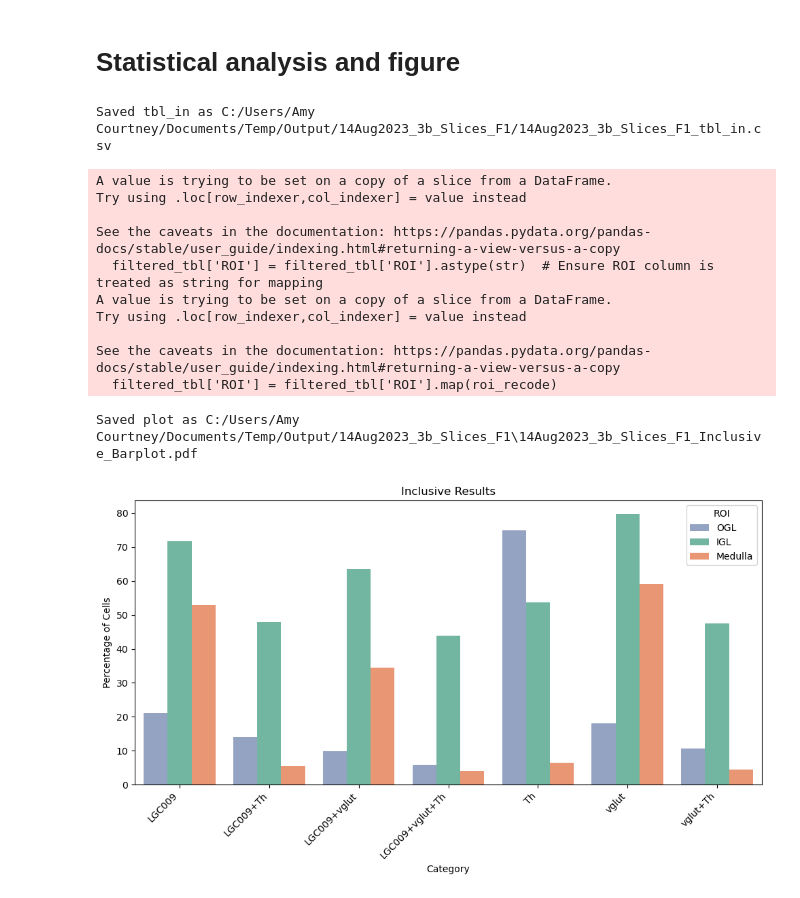
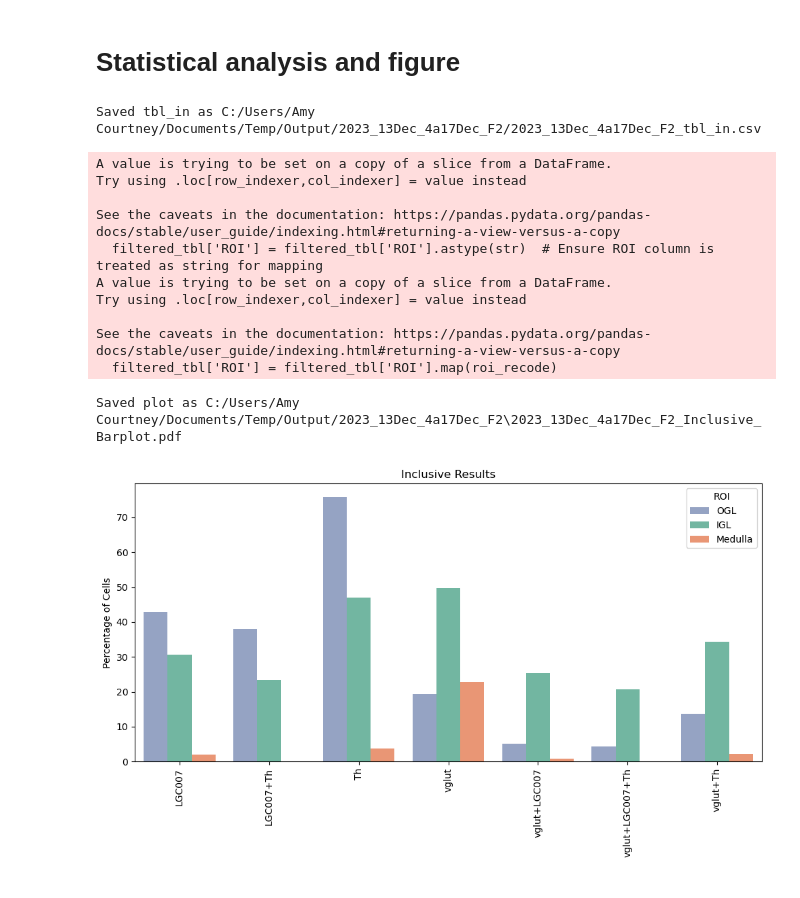
Before and after one commit to jboulanger/fish-octopus, a Jupyter notebook: 4_Visualization.ipynb, the cells around one changed output. Cells and saved outputs as stored; diff of their text form; code cells hidden in the pictures.

```diff
--- a/4_Visualization.ipynb
+++ b/4_Visualization.ipynb
@@ -322,6 +322,10 @@ w = widgets.Dropdown(
 display(w)
 # %% [output]
 Dropdown(description='Image:', index=1, options=(('10Aug2023_6a_Slices_F5_Stitched_Cropped_For_Analysis.ims', …
+# %%
+Image_Name = '2023_13Dec_4a17Dec_F2'
+LGC_name = 'LGC007'
+save_folder = 'C:/Users/Amy Courtney/Documents/Temp/Output/2023_13Dec_4a17Dec_F2'
 # %% [markdown]
 Load the image
 # %%
@@ -366,15 +370,10 @@ cell_intensity = map_intensity(labels, df, channels)
 # %% [markdown]
 Visualize the map of intensity to select threshold
 # %%
-# Define the image name variable
-Image_Name = '14Aug2023_3b_Slices_F1'
-
-# Select the folder to save the files using manual input
-save_folder = 'C:/Users/Amy Courtney/Documents/Temp/Output/14Aug2023_3b_Slices_F1'
 # default thresholds
 #thresholds = {c: df[c].median() + 0.5 * madstd(df[c]) for c in channels}
 # custom threshold
-thresholds = {"LGC009": 0.3, "vglut": 0.4, "Th": 0.9}
+thresholds = {"LGC007": 0.74, "Th": 1.4, "vglut": 0.55}
 fig, ax = plt.subplots(1, len(channels))
 for k, ch in enumerate(channels):
     ax[k].imshow(
@@ -411,0 +447,4 @@ Compute the label code map for the exclusive labels (one single label map for en
+# %%
+maps, names = create_class_masks(labels, codes_in, decoder_in)
+codes_in=codes_in.merge(df[['label','roi']])
+display(codes_in)
@@ -673,8 +887,7 @@ Blended image saved as: C:/Users/Amy Courtney/Documents/Temp/Output/14Aug2023_3b
 # %%
 # Your original data processing code to create tbl_in
 tbl_in = (
-    codes_in.merge(df[["label", "roi"]], on="label")
-    .drop(columns=["label"])
+    codes_in.drop(columns=["label"])
     .groupby("roi")  # group per roi
     .agg(["count", "sum"])  # count cell and positive cells
     .groupby(axis=1, level=0)  # group per category
@@ -687,7 +900,7 @@ tbl_in.to_csv(csv_filename)
 
 print(f"Saved tbl_in as {csv_filename}")
 # %% [output]
-Saved tbl_in as C:/Users/Amy Courtney/Documents/Temp/Output/14Aug2023_3b_Slices_F1/14Aug2023_3b_Slices_F1_tbl_in.csv
+Saved tbl_in as C:/Users/Amy Courtney/Documents/Temp/Output/2023_13Dec_4a17Dec_F2/2023_13Dec_4a17Dec_F2_tbl_in.csv
 # %%
 #tbl in bar plot all
 tbl_in_transposed = tbl_in.T
@@ -708,39 +921,39 @@ sns.barplot(x='Category', y='Percentage', hue='ROI', data=filtered_tbl,
             palette={'OGL': '#8da0cb', 'IGL': '#66c2a5', 'Medulla': '#fc8d62'})  # Specify colors
 
 plt.title('Inclusive Results')
-plt.xlabel('Category')
+plt.xlabel('')
 plt.ylabel('Percentage of Cells')
-plt.xticks(rotation=45, ha='right')
+plt.xticks(rotation=90)
 plt.legend(title='ROI')
 
 # Ensure the save folder exists
 os.makedirs(save_folder, exist_ok=True)
 
 # Extract base name of the imported file
 file_path = os.path.join(save_folder, f"{Image_Name}_tbl_in.csv")
 
 # Show the plot and save as PDF and TIFF
 plot_filename_pdf = os.path.join(save_folder, f"{Image_Name}_Inclusive_Barplot.pdf")
 plot_filename_tiff = os.path.join(save_folder, f"{Image_Name}_Inclusive_Barplot.tiff")
 plt.savefig(plot_filename_pdf, format='pdf', bbox_inches='tight')
 # Uncomment the next line if you want to save as TIFF
 # plt.savefig(plot_filename_tiff, format='tiff', bbox_inches='tight')
 
 print(f"Saved plot as {plot_filename_pdf}")
 # print(f"Saved plot as {plot_filename_tiff}")
 
 plt.tight_layout()
 plt.show()
 # %% [output]
 A value is trying to be set on a copy of a slice from a DataFrame.
 Try using .loc[row_indexer,col_indexer] = value instead
 
 See the caveats in the documentation: https://pandas.pydata.org/pandas-docs/stable/user_guide/indexing.html#returning-a-view-versus-a-copy
   filtered_tbl['ROI'] = filtered_tbl['ROI'].astype(str)  # Ensure ROI column is treated as string for mapping
 A value is trying to be set on a copy of a slice from a DataFrame.
 Try using .loc[row_indexer,col_indexer] = value instead
 
 See the caveats in the documentation: https://pandas.pydata.org/pandas-docs/stable/user_guide/indexing.html#returning-a-view-versus-a-copy
   filtered_tbl['ROI'] = filtered_tbl['ROI'].map(roi_recode)
-Saved plot as C:/Users/Amy Courtney/Documents/Temp/Output/14Aug2023_3b_Slices_F1\14Aug2023_3b_Slices_F1_Inclusive_Barplot.pdf
+Saved plot as C:/Users/Amy Courtney/Documents/Temp/Output/2023_13Dec_4a17Dec_F2\2023_13Dec_4a17Dec_F2_Inclusive_Barplot.pdf
-[figure, old version]
+[figure, new version]
```
Also changed, not shown: parts of 28 cells of this notebook.
